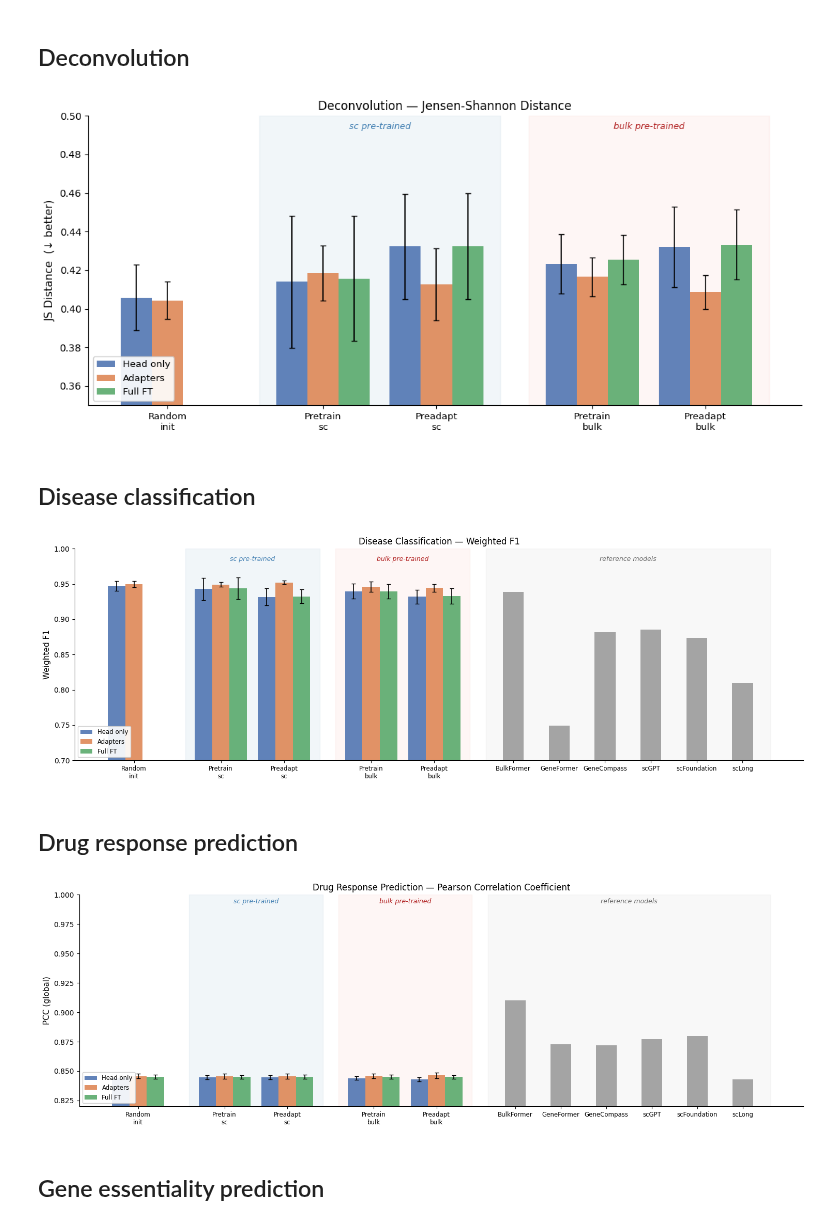
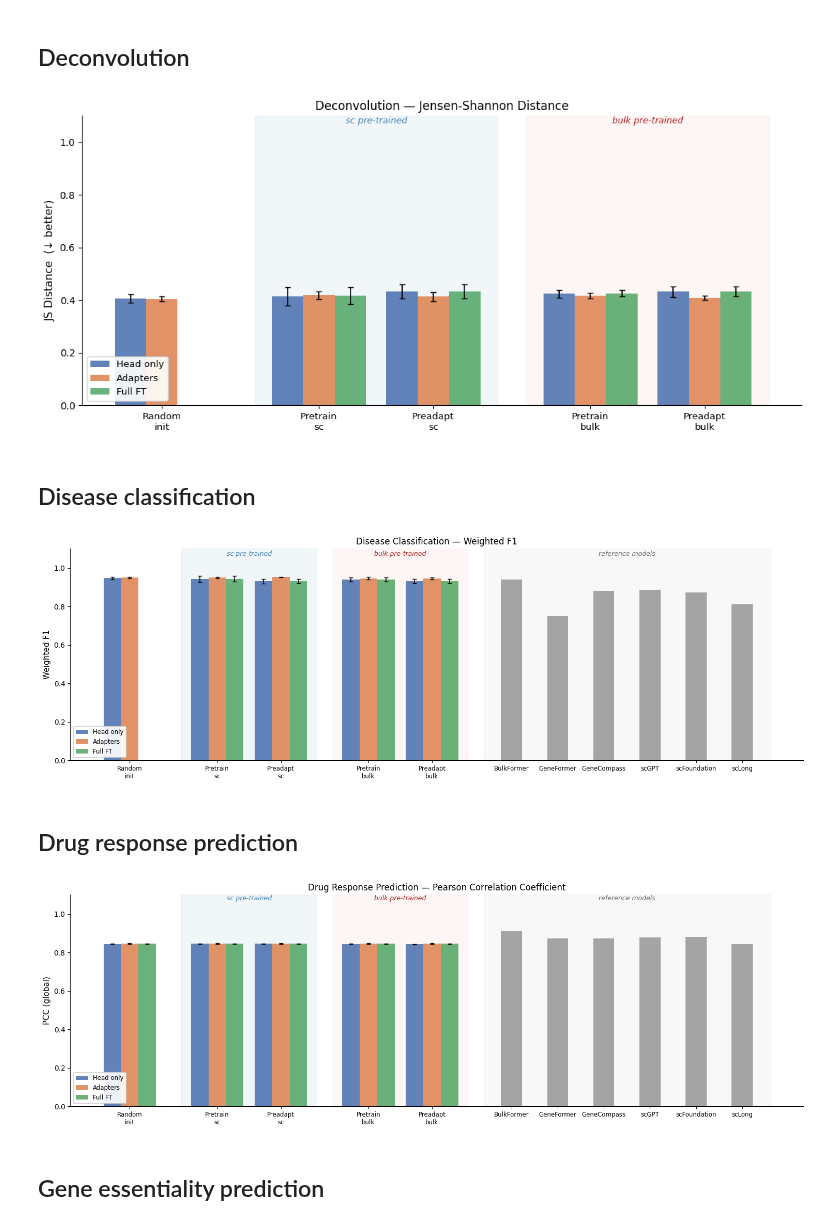
Before and after one commit to eheiss/scbFM, a Jupyter notebook: src/analysis/task_performances.ipynb, the cells around one changed output. Drawn from its saved outputs; the diff is of its cells as text; code cells hidden in the pictures.

```diff
--- a/src/analysis/task_performances.ipynb
+++ b/src/analysis/task_performances.ipynb
@@ -1,6 +1,23 @@
 # %%
 import pandas as pd
+import matplotlib
+import matplotlib.font_manager as fm
 import matplotlib.pyplot as plt
-import matplotlib.cm as cm
-import numpy as np
-import os
+import numpy as np  # likely needed too
+
+# Clear and rebuild cache
+import shutil, os
+cache = matplotlib.get_cachedir()
+shutil.rmtree(cache, ignore_errors=True)
+os.makedirs(cache, exist_ok=True)
+
+# Manually register DejaVu fonts
+font_dir = "/opt/homebrew/lib/python3.11/site-packages/matplotlib/mpl-data/fonts/ttf"
+for ttf in os.listdir(font_dir):
+    if ttf.endswith(".ttf"):
+        fm.fontManager.addfont(os.path.join(font_dir, ttf))
+
+# Set as default
+matplotlib.rcParams['font.family'] = 'DejaVu Sans'
+
+print("Fonts loaded, good to go!")
@@ -297,7 +316,7 @@ bulk_lo, bulk_hi = centers["pretrain_bulk"] - 0.45, centers["preadapt_bulk"] + 0
 ax.axvspan(sc_lo,   sc_hi,   alpha=0.07, color="steelblue", zorder=0)
 ax.axvspan(bulk_lo, bulk_hi, alpha=0.07, color="salmon",    zorder=0)
 
-y_lim = (0.35, 0.50)
+y_lim = (0, 1.1)
 ax.set_ylim(*y_lim)
 
 ax.text((sc_lo + sc_hi) / 2,     y_lim[1] - 0.003, "sc pre-trained",
@@ -317,7 +336,7 @@ ax.spines["right"].set_visible(False)
 plt.tight_layout()
 plt.show()
 # %% [output]
-[figure, old version]
+[figure, new version]
 # %% [markdown]
 ## Disease classification
 # %%
@@ -393,7 +412,7 @@ ax.axvspan(sc_lo,   sc_hi,   alpha=0.07, color="steelblue", zorder=0)
 ax.axvspan(bulk_lo, bulk_hi, alpha=0.07, color="salmon",    zorder=0)
 ax.axvspan(ref_lo,  ref_hi,  alpha=0.05, color="gray",      zorder=0)
 
-y_lim = (0.7, 1)
+y_lim = (0, 1.1)
 ax.set_ylim(*y_lim)
 
 ax.text((sc_lo + sc_hi) / 2,     y_lim[1] - 0.01, "sc pre-trained",
@@ -417,7 +436,7 @@ ax.spines["right"].set_visible(False)
 plt.tight_layout()
 plt.show()
 # %% [output]
-[figure, old version]
+[figure, new version]
 # %% [markdown]
 ## Drug response prediction
 # %%
@@ -491,35 +510,35 @@ for i, (name, mean, sd) in enumerate(ref_models):
 sc_lo,   sc_hi   = centers["pretrain_sc"]  - 0.45, centers["preadapt_sc"]  + 0.45
 bulk_lo, bulk_hi = centers["pretrain_bulk"] - 0.45, centers["preadapt_bulk"] + 0.45
 ref_lo,  ref_hi  = ref_x[0] - 0.35, ref_x[-1] + 0.35
 ax.axvspan(sc_lo,   sc_hi,   alpha=0.07, color="steelblue", zorder=0)
 ax.axvspan(bulk_lo, bulk_hi, alpha=0.07, color="salmon",    zorder=0)
 ax.axvspan(ref_lo,  ref_hi,  alpha=0.05, color="gray",      zorder=0)
 
-y_lim = (0.82, 1)
+y_lim = (0, 1.1)
 ax.set_ylim(*y_lim)
 
 ax.text((sc_lo + sc_hi) / 2,     y_lim[1] - 0.003, "sc pre-trained",
         ha="center", va="top", fontsize=9, color="steelblue", style="italic")
 ax.text((bulk_lo + bulk_hi) / 2, y_lim[1] - 0.003, "bulk pre-trained",
         ha="center", va="top", fontsize=9, color="firebrick", style="italic")
 ax.text((ref_lo + ref_hi) / 2,   y_lim[1] - 0.003, "reference models",
         ha="center", va="top", fontsize=9, color="dimgray", style="italic")
 
 tick_pos    = list(centers.values()) + ref_x
 tick_labels = ["Random\ninit", "Pretrain\nsc", "Preadapt\nsc",
                "Pretrain\nbulk", "Preadapt\nbulk"] + [n for n, _, _ in ref_models]
 ax.set_xticks(tick_pos)
 ax.set_xticklabels(tick_labels, fontsize=8.5)
 
 ax.set_ylabel("PCC (global)", fontsize=11)
 ax.set_title("Drug Response Prediction — Pearson Correlation Coefficient", fontsize=12)
 ax.legend(loc="lower left", fontsize=8.5, framealpha=0.9)
 ax.spines["top"].set_visible(False)
 ax.spines["right"].set_visible(False)
 plt.tight_layout()
 plt.show()
 # %% [output]
-[figure, old version]
+[figure, new version]
 # %% [markdown]
 ## Gene essentiality prediction
 # %%
```
Also changed, not shown: parts of 4 cells of this notebook, 20 other files.
